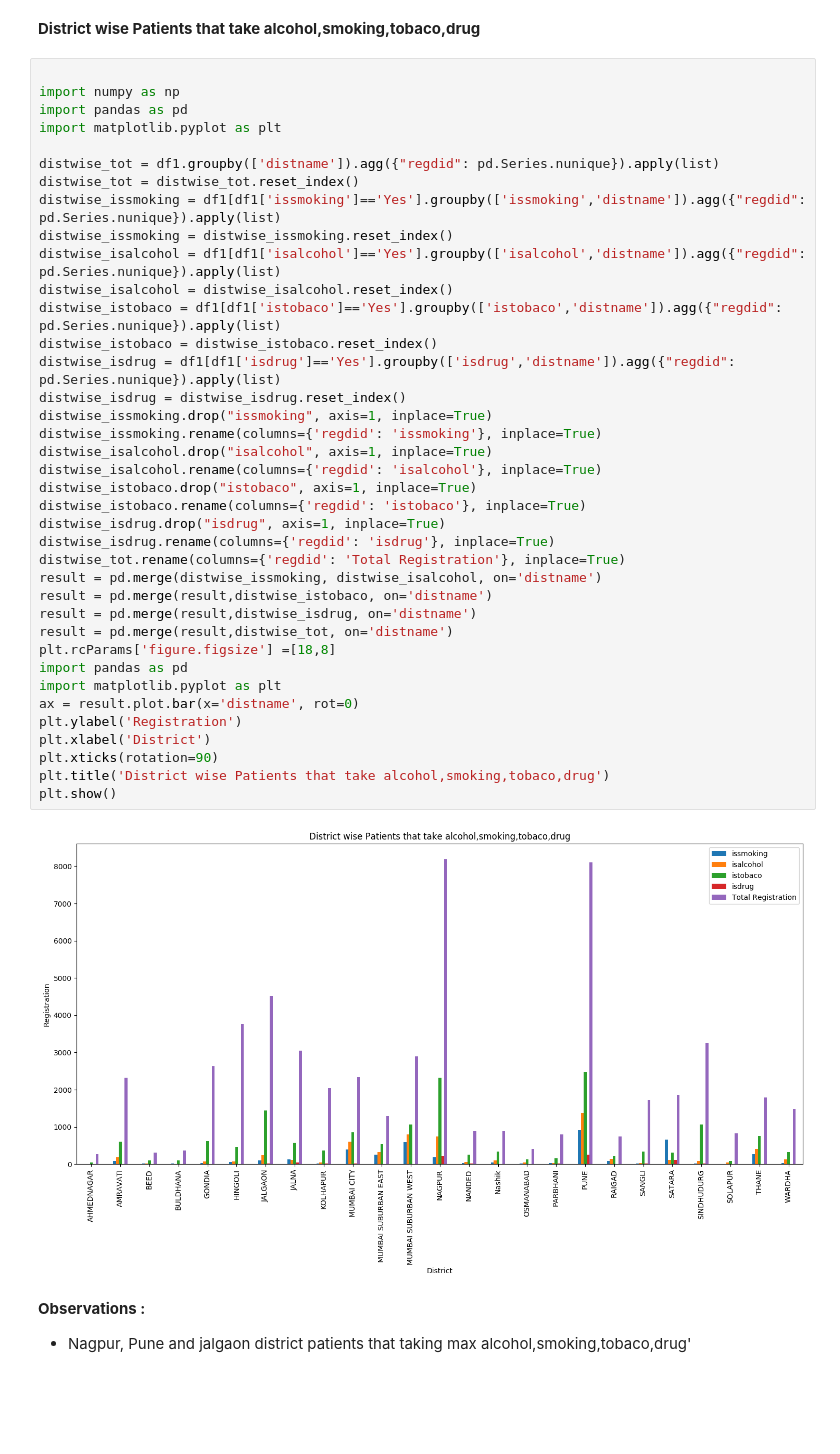
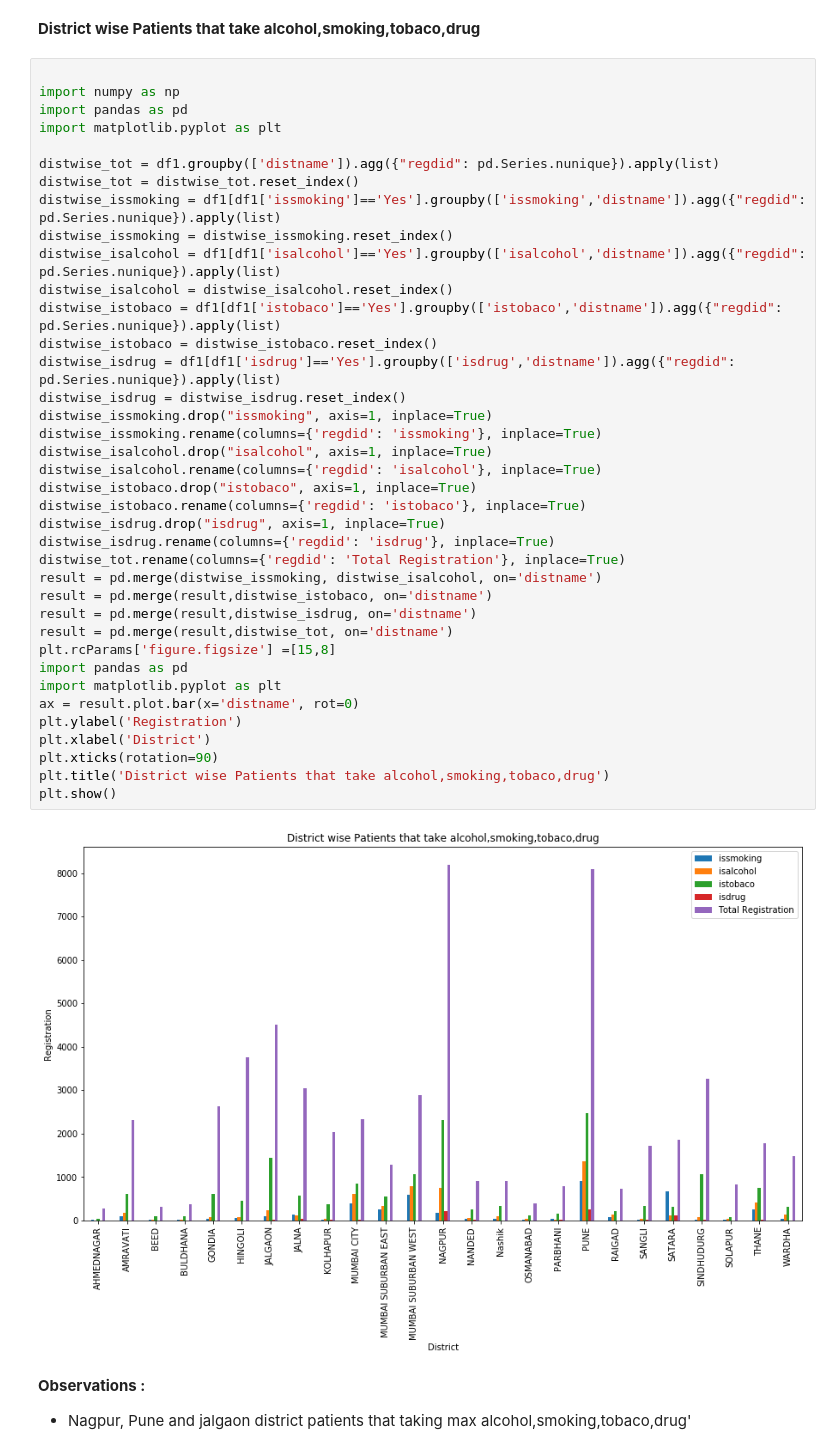
Before and after one commit to dharmendra-chouhan/s2datascience, a Jupyter notebook: Extracted_Construction_Worker_Patient_Details_Files.ipynb, the cells around one changed output. Drawn from its saved outputs; the diff is of its cells as text; blank space fills up the shorter version.

```diff
--- a/Extracted_Construction_Worker_Patient_Details_Files.ipynb
+++ b/Extracted_Construction_Worker_Patient_Details_Files.ipynb
@@ -440,35 +440,35 @@ distwise_tot = distwise_tot.reset_index()
 distwise_issmoking = df1[df1['issmoking']=='Yes'].groupby(['issmoking','distname']).agg({"regdid": pd.Series.nunique}).apply(list)
 distwise_issmoking = distwise_issmoking.reset_index()
 distwise_isalcohol = df1[df1['isalcohol']=='Yes'].groupby(['isalcohol','distname']).agg({"regdid": pd.Series.nunique}).apply(list)
 distwise_isalcohol = distwise_isalcohol.reset_index()
 distwise_istobaco = df1[df1['istobaco']=='Yes'].groupby(['istobaco','distname']).agg({"regdid": pd.Series.nunique}).apply(list)
 distwise_istobaco = distwise_istobaco.reset_index()
 distwise_isdrug = df1[df1['isdrug']=='Yes'].groupby(['isdrug','distname']).agg({"regdid": pd.Series.nunique}).apply(list)
 distwise_isdrug = distwise_isdrug.reset_index()
 distwise_issmoking.drop("issmoking", axis=1, inplace=True)
 distwise_issmoking.rename(columns={'regdid': 'issmoking'}, inplace=True)
 distwise_isalcohol.drop("isalcohol", axis=1, inplace=True)
 distwise_isalcohol.rename(columns={'regdid': 'isalcohol'}, inplace=True)
 distwise_istobaco.drop("istobaco", axis=1, inplace=True)
 distwise_istobaco.rename(columns={'regdid': 'istobaco'}, inplace=True)
 distwise_isdrug.drop("isdrug", axis=1, inplace=True)
 distwise_isdrug.rename(columns={'regdid': 'isdrug'}, inplace=True)
 distwise_tot.rename(columns={'regdid': 'Total Registration'}, inplace=True)
 result = pd.merge(distwise_issmoking, distwise_isalcohol, on='distname')
 result = pd.merge(result,distwise_istobaco, on='distname')
 result = pd.merge(result,distwise_isdrug, on='distname')
 result = pd.merge(result,distwise_tot, on='distname')
-plt.rcParams['figure.figsize'] =[18,8]
+plt.rcParams['figure.figsize'] =[15,8]
 import pandas as pd
 import matplotlib.pyplot as plt
 ax = result.plot.bar(x='distname', rot=0)
 plt.ylabel('Registration')
 plt.xlabel('District')
 plt.xticks(rotation=90)
 plt.title('District wise Patients that take alcohol,smoking,tobaco,drug')
 plt.show()
 # %% [output]
-[figure, old version]
+[figure, new version]
 # %% [markdown]
 **Observations :**
 
```
Also changed, not shown: parts of 10 cells of this notebook.
